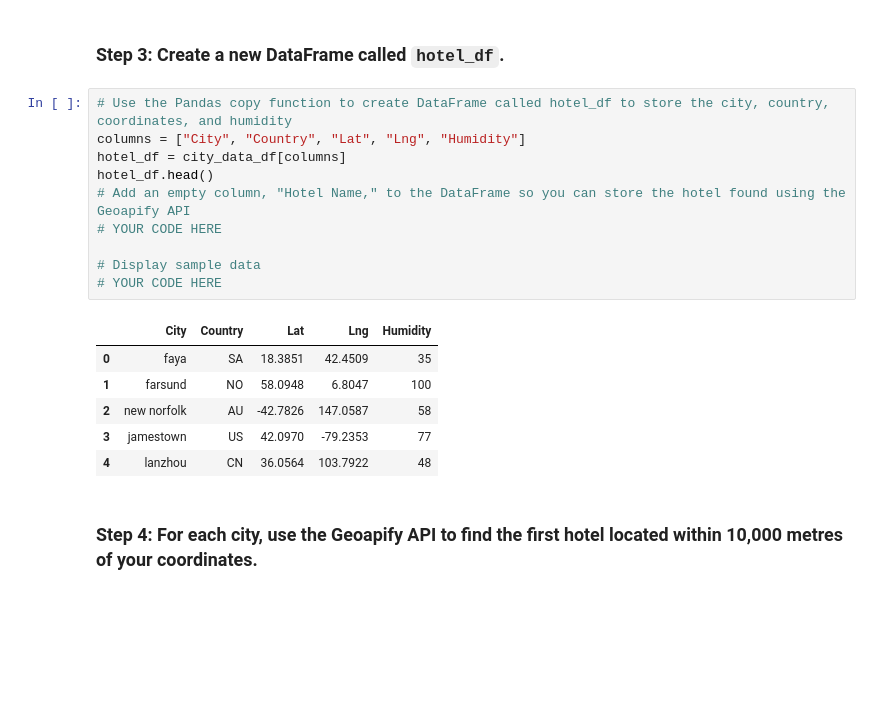
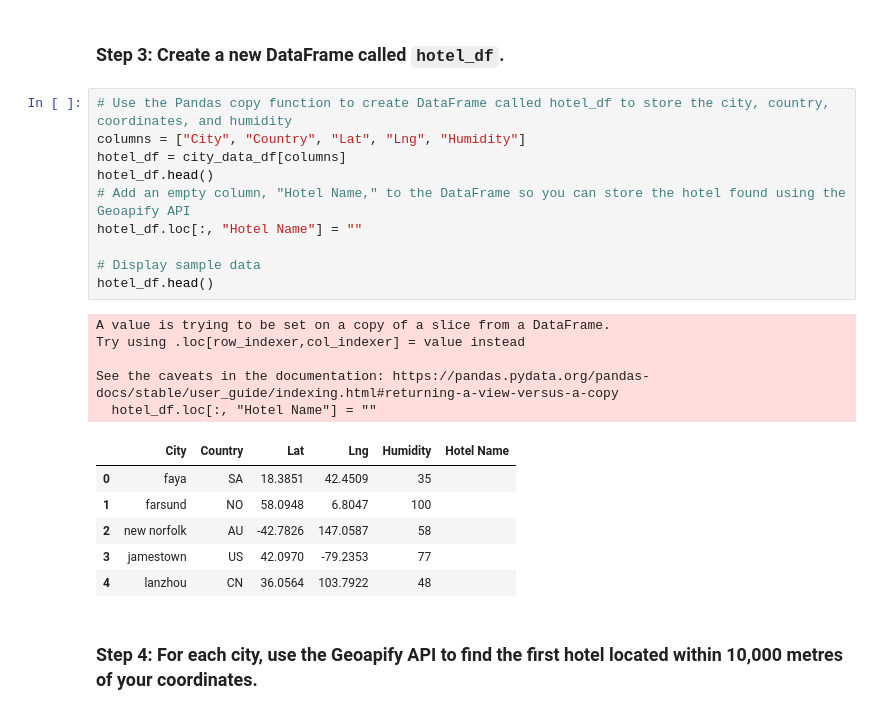
Before and after one commit to JetJagar/API_Data_Analysis, a Jupyter notebook: VacationPy.ipynb, the cells around one changed output. Cells and saved outputs as stored; diff of their text form; blank space fills up the shorter version.

```diff
--- a/VacationPy.ipynb
+++ b/VacationPy.ipynb
@@ -72,20 +72,25 @@ ideal_city_df.head()
 # %%
 # Use the Pandas copy function to create DataFrame called hotel_df to store the city, country, coordinates, and humidity
 columns = ["City", "Country", "Lat", "Lng", "Humidity"]
 hotel_df = city_data_df[columns]
 hotel_df.head()
 # Add an empty column, "Hotel Name," to the DataFrame so you can store the hotel found using the Geoapify API
-# YOUR CODE HERE
+hotel_df.loc[:, "Hotel Name"] = ""
 
 # Display sample data
-# YOUR CODE HERE
+hotel_df.head()
 # %% [output]
+A value is trying to be set on a copy of a slice from a DataFrame.
+Try using .loc[row_indexer,col_indexer] = value instead
+
+See the caveats in the documentation: https://pandas.pydata.org/pandas-docs/stable/user_guide/indexing.html#returning-a-view-versus-a-copy
+  hotel_df.loc[:, "Hotel Name"] = ""
-|  | City | Country | Lat | Lng | Humidity |
-| 0 | faya | SA | 18.3851 | 42.4509 | 35 |
-| 1 | farsund | NO | 58.0948 | 6.8047 | 100 |
-| 2 | new norfolk | AU | -42.7826 | 147.0587 | 58 |
-| 3 | jamestown | US | 42.0970 | -79.2353 | 77 |
-| 4 | lanzhou | CN | 36.0564 | 103.7922 | 48 |
+|  | City | Country | Lat | Lng | Humidity | Hotel Name |
+| 0 | faya | SA | 18.3851 | 42.4509 | 35 |  |
+| 1 | farsund | NO | 58.0948 | 6.8047 | 100 |  |
+| 2 | new norfolk | AU | -42.7826 | 147.0587 | 58 |  |
+| 3 | jamestown | US | 42.0970 | -79.2353 | 77 |  |
+| 4 | lanzhou | CN | 36.0564 | 103.7922 | 48 |  |
 # %% [markdown]
 ### Step 4: For each city, use the Geoapify API to find the first hotel located within 10,000 metres of your coordinates.
 # %%
```
Also changed, not shown: parts of 1 cell of this notebook, 1 other file.
